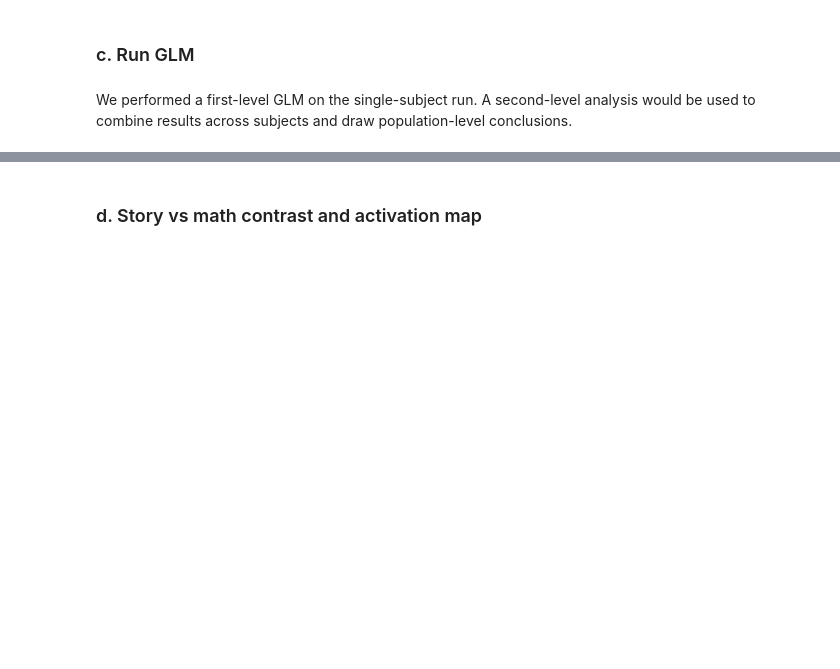
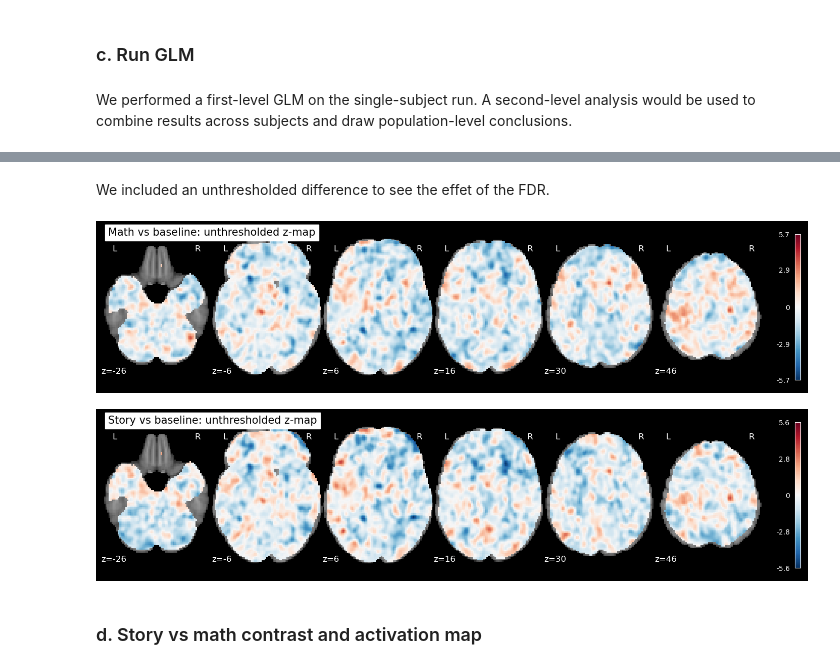
Before and after one commit to egenilloud/NX421_project1, a Jupyter notebook: scripts/GLM.ipynb, the cells around one changed output, grey strips where cells are left out. Drawn from its saved outputs; the diff is of its cells as text; code cells hidden in the pictures; blank space fills up the shorter version.

```diff
--- a/scripts/GLM.ipynb
+++ b/scripts/GLM.ipynb
@@ -222,3 +271,14 @@ NameError: name 'preprocessed_img' is not defined
+# %% [markdown]
+We included an unthresholded difference to see the effet of the FDR.
+# %%
+# Unthresholded versions (useful for the appendix: shows the pattern even if not significant)
+for name, z_map in [("Math", z_math), ("Story", z_story)]:
+    plot_stat_map(z_map, bg_img=background, display_mode="z", cut_coords=cuts,
+                  title=f"{name} vs baseline: unthresholded z-map")
+plt.show()
+# %% [output]
+[figure, added]
+[figure, added]
 # %% [markdown]
 ### d. Story vs math contrast and activation map
 # %%
```
Also changed, not shown: parts of 27 cells of this notebook, 1 other file.
